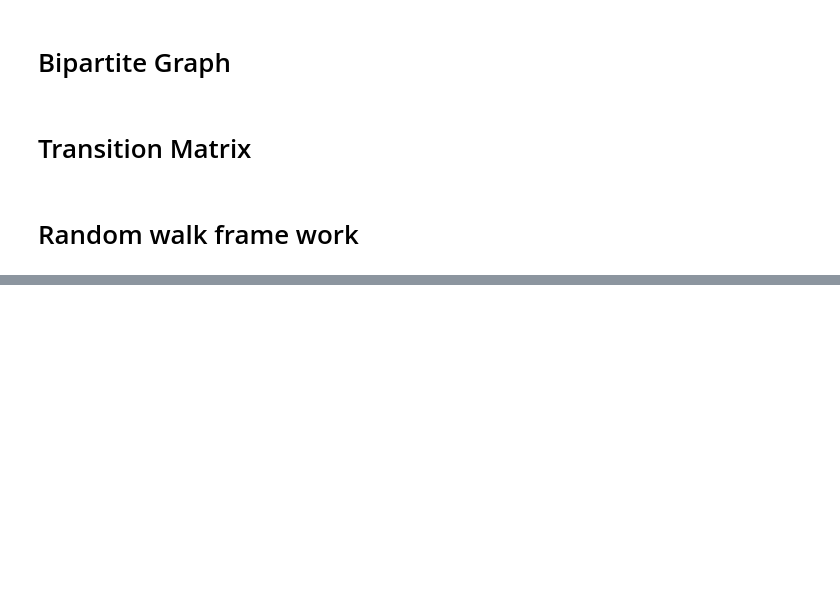
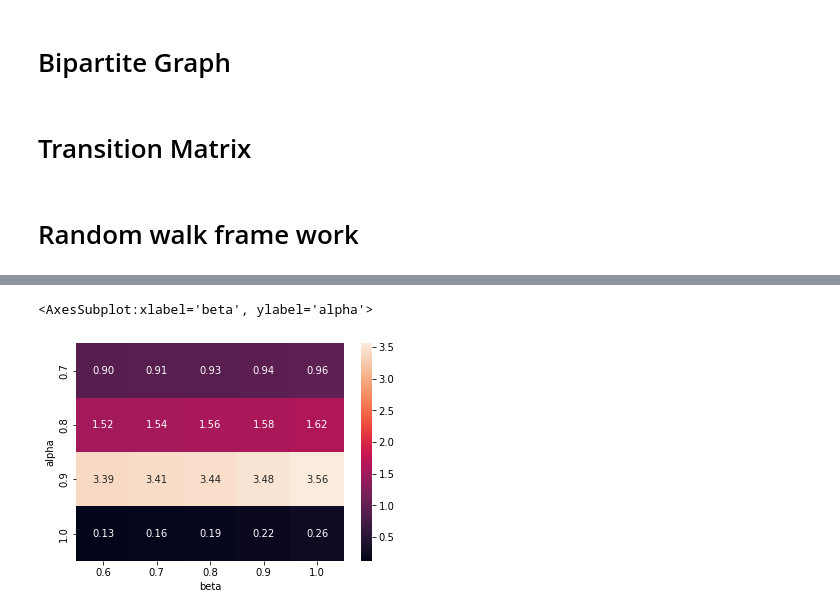
Before and after one commit to SI608-final-project/SI608-project, a Jupyter notebook: random_walk/random_walk.ipynb, the cells around one changed output, grey strips where cells are left out. Saved outputs shown, nothing was run; the diff lists cells and outputs as text; code cells hidden in the pictures; blank space fills up the shorter version.

```diff
--- a/random_walk/random_walk.ipynb
+++ b/random_walk/random_walk.ipynb
@@ -165,0 +152,2 @@ KeyboardInterrupt:
+# %%
+results = run_grid_search(parameters)
@@ -165,0 +179,4 @@ KeyboardInterrupt:
+# %%
+results_list = [[*key, value] for key, value in results.items()]
+# %%
+result_df = pd.DataFrame(results_list, columns=['alpha', 'beta', 'w1', 'w2', 'rmse'])
@@ -165,0 +199,7 @@ KeyboardInterrupt:
+# %%
+a_b_df = result_df[['alpha', 'beta', 'rmse']].groupby(['alpha', 'beta']).min().reset_index()
+# %%
+sns.heatmap(a_b_df.pivot('alpha', 'beta', 'rmse'), annot=True, fmt='.2f')
+# %% [output]
+<AxesSubplot:xlabel='beta', ylabel='alpha'>
+[figure, added]
```
Also changed, not shown: parts of 24 cells of this notebook, 3 other files.
